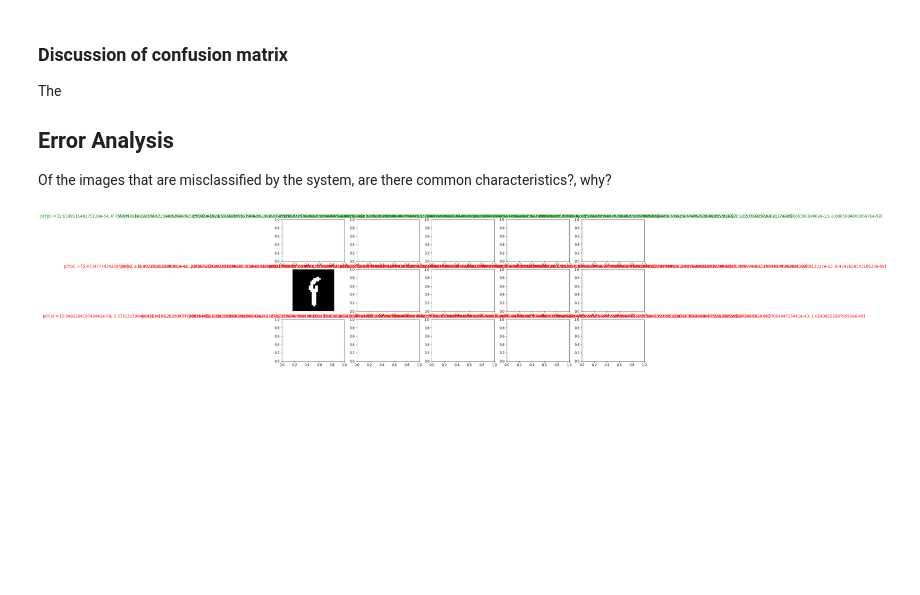
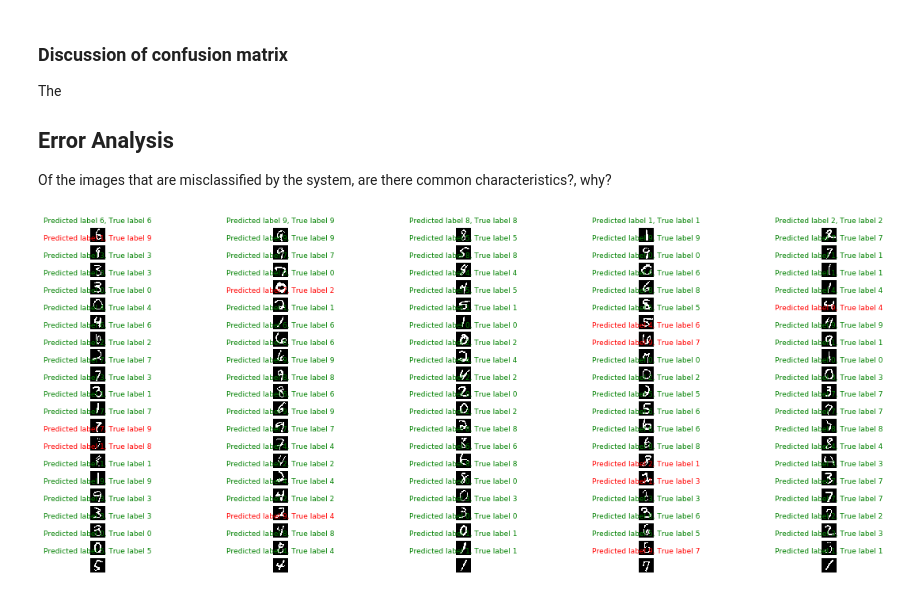
Before and after one commit to Aagaarrd/02462-assignment1, a Jupyter notebook: mnnist.ipynb, the cells around one changed output. Saved outputs shown, nothing was run; the diff lists cells and outputs as text; code cells hidden in the pictures; blank space fills up the shorter version.

```diff
--- a/mnnist.ipynb
+++ b/mnnist.ipynb
@@ -509,23 +509,27 @@ The
 Of the images that are misclassified by the system, are there common characteristics?, why?
 # %%
 plt.figure(figsize=(20, 8))
+num_images = 100
 for i in range(num_images):
-    plt.subplot(num_rows, num_images_per_row, 1 + i)
+    plt.subplot(20, num_images_per_row, 1 + i)
 
     # compute posterior probabilities
     p = compute_posterior_prob(Xtest[i, :])
+    p = ['{:.2e}'.format(elem) for elem in p ]
 
     # get true label and predicted label
     true_label = ytest[i]
     predicted_label = classify(Xtest[i, :])
 
+    # show image
+    show_image(Xtest[i, :])
 
     # if the classification is correct, use green otherwise use red
-    if true_label != predicted_label:
+    if true_label == predicted_label:
+        color = 'green'
+    else:
         color = 'red'
-        # show image
-        show_image(Xtest[i, :])
 
-    plt.title(f'p(Y|x) = {p}', color=color)
+    plt.title(f"Predicted label {predicted_label}, True label {true_label}", color=color, size=9)
 # %% [output]
-[figure, old version]
+[figure, new version]
```
Also changed, not shown: parts of 4 cells of this notebook.
